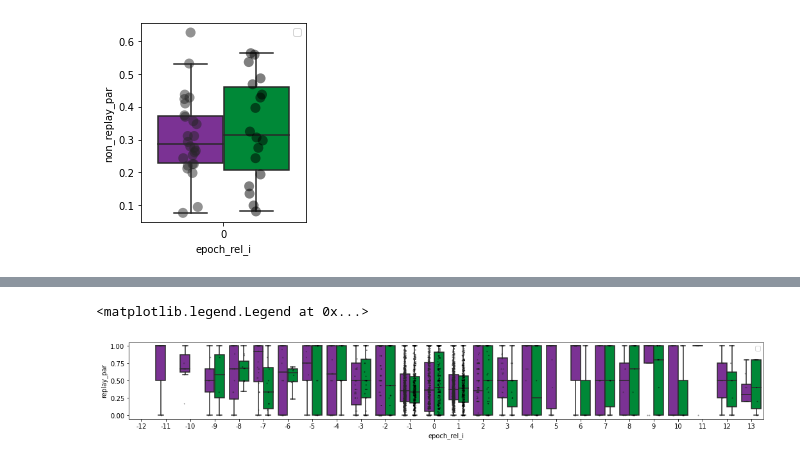
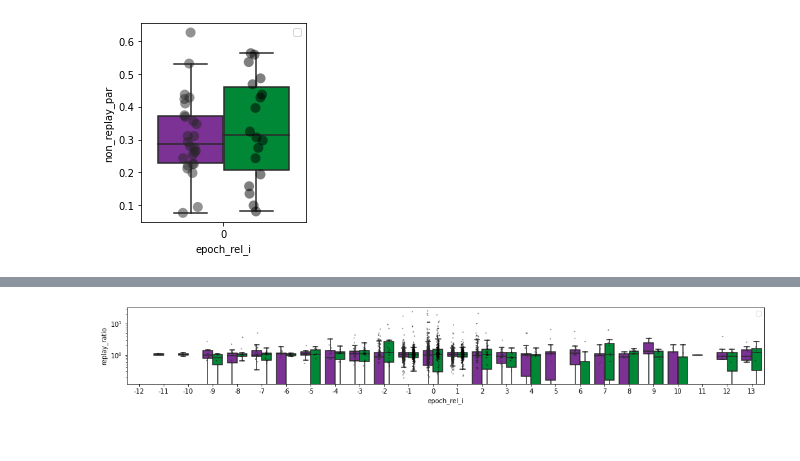
Before and after one commit to ryanharvey1/ripple_heterogeneity, a Jupyter notebook: scripts/replay/testing_replay_participation.ipynb, the cells around one changed output, grey strips where cells are left out. Cells and saved outputs as stored; diff of their text form; code cells hidden in the pictures.

```diff
--- a/scripts/replay/testing_replay_participation.ipynb
+++ b/scripts/replay/testing_replay_participation.ipynb
@@ -329,34 +325,34 @@ group_colors = {
     "Deep": "#7b3294",
     "Superficial": "#008837"
 }
 sns.set_palette(sns.color_palette(group_colors.values()))
 
 ax = plt.gca()
 
 sns.boxplot(
     x="epoch_rel_i",
-    y="replay_par",
+    y="replay_ratio",
     hue="deepSuperficial",
     hue_order=group_colors.keys(),
     saturation=1,
     showfliers=False,
     data=par_df,
     ax=ax
 )
 sns.stripplot(
     x="epoch_rel_i",
-    y="replay_par",
+    y="replay_ratio",
     hue="deepSuperficial",
     hue_order=group_colors.keys(),
     dodge=True,
     data=par_df,
     size=2,
     color="k",
     linewidth=0,
     alpha=0.5,
     ax=ax,
 )
 plt.legend("")
+plt.yscale("log")
 # %% [output]
-<matplotlib.legend.Legend at 0x...>
-[figure, old version]
+[figure, new version]
```
Also changed, not shown: parts of 7 cells of this notebook.
